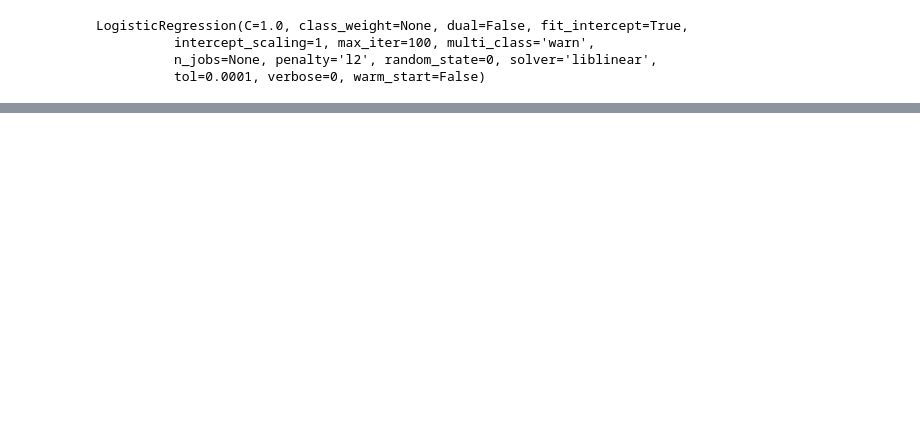
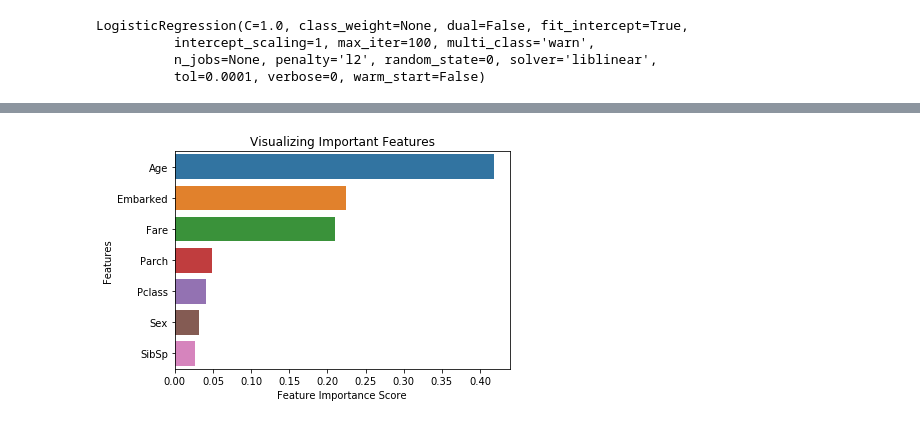
Before and after one commit to Michelangelo367/data-science-portfolio, a Jupyter notebook: titanic-disaster/Titanic Disaster.ipynb, the cells around one changed output, grey strips where cells are left out. Cells and saved outputs as stored; diff of their text form; code cells hidden in the pictures; blank space fills up the shorter version.

```diff
--- a/titanic-disaster/Titanic Disaster.ipynb
+++ b/titanic-disaster/Titanic Disaster.ipynb
@@ -184,0 +163,10 @@ weighted avg       0.86      0.86      0.86       262
+# %%
+# Creating a bar plot
+sns.barplot(x=feature_imp, y=X.columns)
+# Add labels to your graph
+plt.xlabel('Feature Importance Score')
+plt.ylabel('Features')
+plt.title("Visualizing Important Features")
+plt.show()
+# %% [output]
+[figure, added]
```
Also changed, not shown: parts of 32 cells of this notebook.
